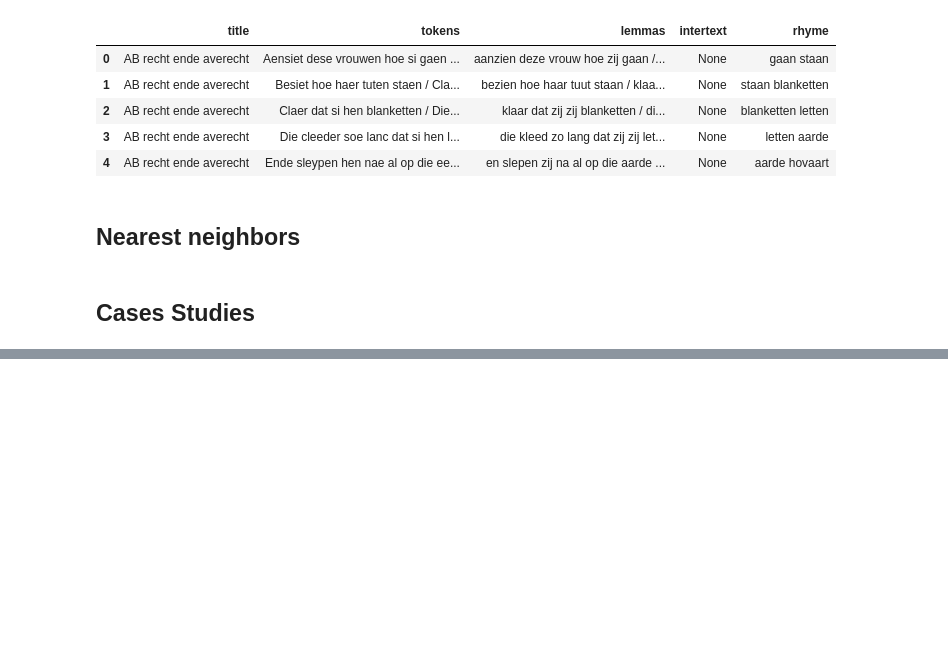
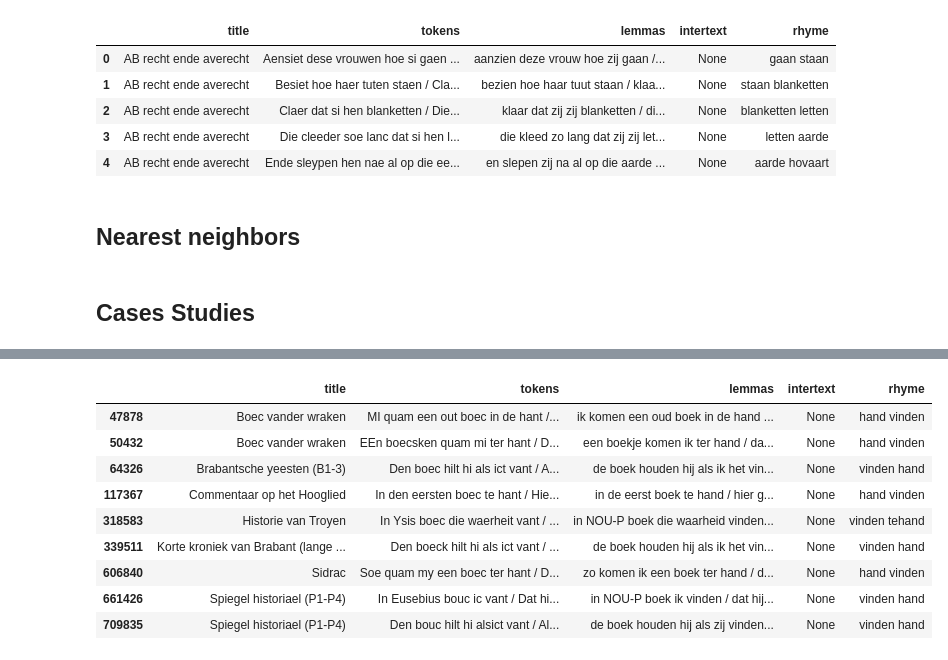
Before and after one commit to Caroline-Vandyck/authorship-boendale, a Jupyter notebook: notebooks/04-intertext-micro.ipynb, the cells around one changed output, grey strips where cells are left out. Drawn from its saved outputs; the diff is of its cells as text; code cells hidden in the pictures; blank space fills up the shorter version.

```diff
--- a/notebooks/04-intertext-micro.ipynb
+++ b/notebooks/04-intertext-micro.ipynb
@@ -231,3 +231,20 @@ nearest_df.head(50)
 | 4602 | Ende van allen fortsen ende quaed... | Ende troest van allen goeden rade... | en van al fors en kwaad / dat men... | en troosten van al goed raad / aa... | Boec vander wraken | Sidrac | None | None | 0.514911 |
 | 1298 | Arestotiles die wise clerc / Maec... | Dant die edele wise clerc / Selve... | NOU-P die wijs klerk / maken een ... | dan het die edel wijs klerk / zel... | Boec vander wraken | Sidrac | None | None | 0.519639 |
 | 4404 | Waert dat alsoe ghesciede / Dat d... | Die Sydrac leerde die vroede / Ee... | zijn het dat alzo geschieden / da... | die sidrac leren die vroed / een ... | Boec vander wraken | Sidrac | None | None | 0.521329 |
+# %%
+df[
+    df['lemmas'].str.contains("hand") &
+    df['lemmas'].str.contains("vinden") &
+    df['lemmas'].str.contains("boek")
+]#['title'].unique()
+# %% [output]
+|  | title | tokens | lemmas | intertext | rhyme |
+| 47878 | Boec vander wraken | MI quam een out boec in de hant /... | ik komen een oud boek in de hand ... | None | hand vinden |
+| 50432 | Boec vander wraken | EEn boecsken quam mi ter hant / D... | een boekje komen ik ter hand / da... | None | hand vinden |
+| 64326 | Brabantsche yeesten (B1-3) | Den boec hilt hi als ict vant / A... | de boek houden hij als ik het vin... | None | vinden hand |
+| 117367 | Commentaar op het Hooglied | In den eersten boec te hant / Hie... | in de eerst boek te hand / hier g... | None | hand vinden |
+| 318583 | Historie van Troyen | In Ysis boec die waerheit vant / ... | in NOU-P boek die waarheid vinden... | None | vinden tehand |
+| 339511 | Korte kroniek van Brabant (lange ... | Den boeck hilt hi als ict vant / ... | de boek houden hij als ik het vin... | None | vinden hand |
+| 606840 | Sidrac | Soe quam my een boec ter hant / D... | zo komen ik een boek ter hand / d... | None | hand vinden |
+| 661426 | Spiegel historiael (P1-P4) | In Eusebius bouc ic vant / Dat hi... | in NOU-P boek ik vinden / dat hij... | None | vinden hand |
+| 709835 | Spiegel historiael (P1-P4) | Den bouc hilt hi alsict vant / Al... | de boek houden hij als zij vinden... | None | vinden hand |
```
Also changed, not shown: parts of 3 cells of this notebook, 6 other files.
